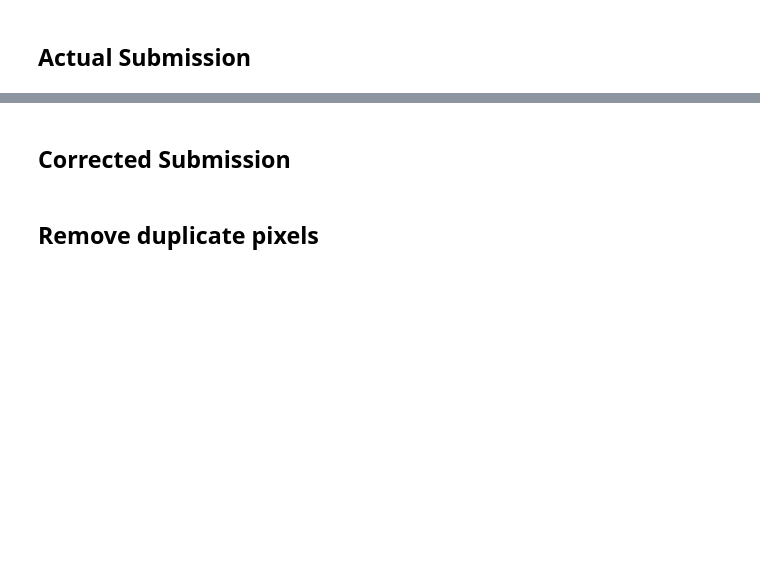
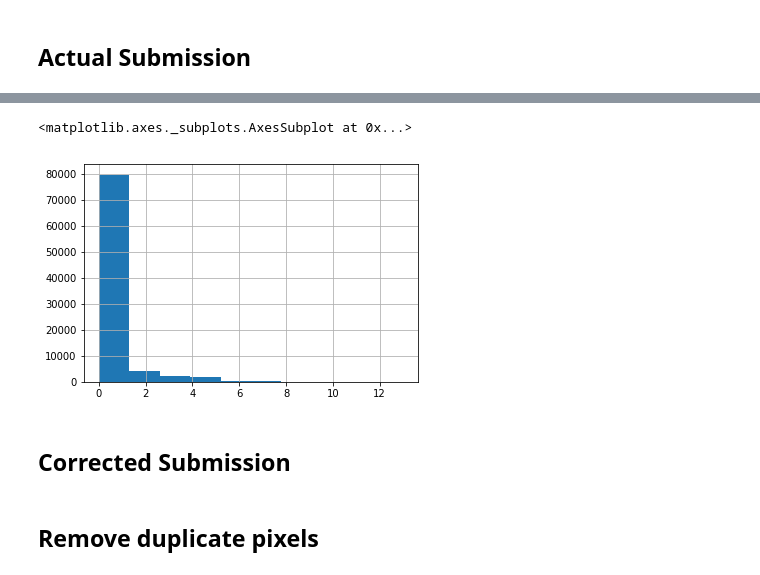
Before and after one commit to gabrielgarza/Mask_RCNN, a Jupyter notebook: samples/ship/Explore Submissions.ipynb, the cells around one changed output, grey strips where cells are left out. Saved outputs shown, nothing was run; the diff lists cells and outputs as text; code cells hidden in the pictures; blank space fills up the shorter version.

```diff
--- a/samples/ship/Explore Submissions.ipynb
+++ b/samples/ship/Explore Submissions.ipynb
@@ -58,0 +108,5 @@ sub_blanks.head()
+# %%
+submission_1 = pd.read_csv("~/Downloads/submission_20180820T0329.csv")
+submission = pd.read_csv("~/Downloads/submission_20180825T0545.csv")
+print(submission_1.head())
+submission_1.describe()
@@ -58,0 +162,16 @@ sub_blanks.head()
+# %%
+submission['ships'] = submission['EncodedPixels'].map(lambda c_row: 1 if isinstance(c_row, str) else 0)
+unique_img_ids = submission.groupby('ImageId').agg({'ships': 'sum'}).reset_index()
+unique_img_ids['has_ship'] = unique_img_ids['ships'].map(lambda x: 1.0 if x>0 else 0.0)
+unique_img_ids['has_ship_vec'] = unique_img_ids['has_ship'].map(lambda x: [x])
+# some files are too small/corrupt
+# unique_img_ids['file_size_kb'] = unique_img_ids['ImageId'].map(lambda c_img_id:
+#                                                                os.stat(os.path.join(train_image_dir,
+#                                                                                     c_img_id)).st_size/1024)
+# unique_img_ids = unique_img_ids[unique_img_ids['file_size_kb']>50] # keep only 50kb files
+# unique_img_ids['file_size_kb'].hist()
+unique_img_ids['ships'].hist()
+# unique_img_ids.sample(10)
+# %% [output]
+<matplotlib.axes._subplots.AxesSubplot at 0x...>
+[figure, added]
```
Also changed, not shown: parts of 18 cells of this notebook, 2 other files.
